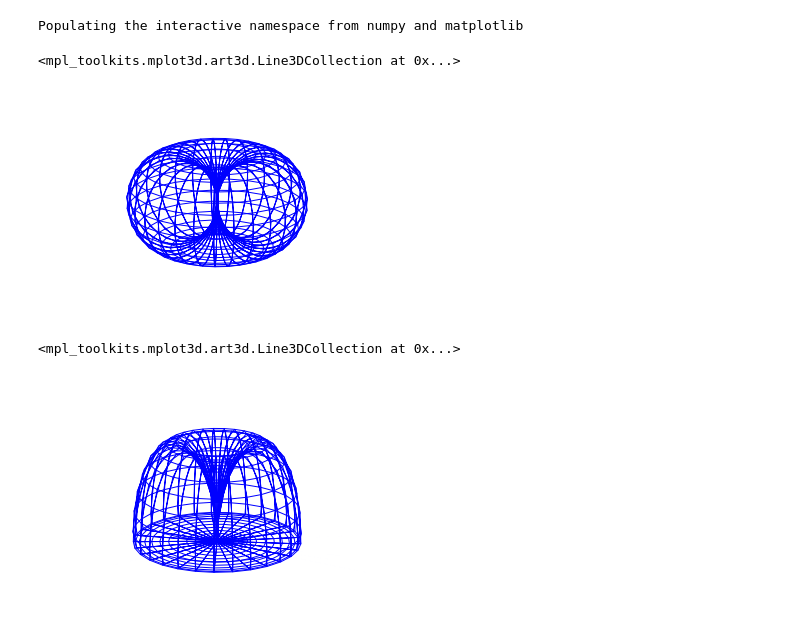
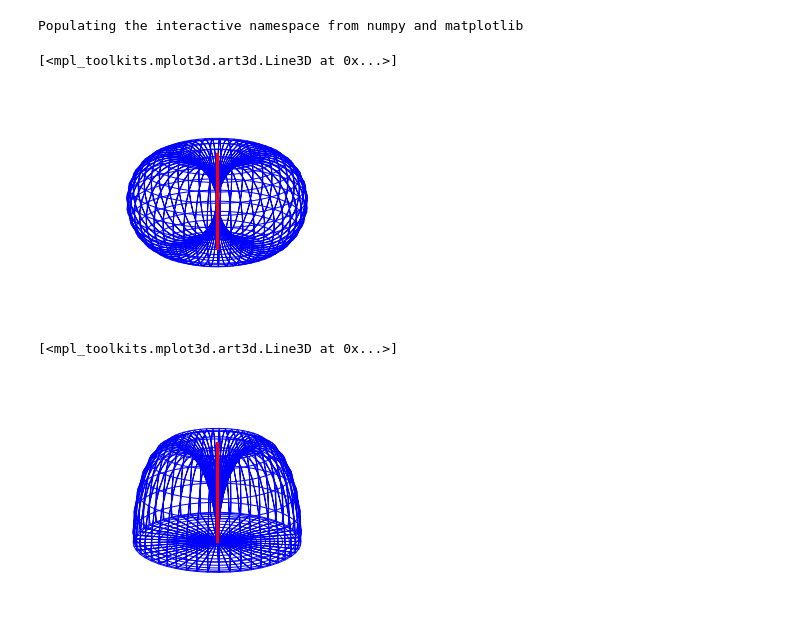
Before and after one commit to kastnerkyle/kastnerkyle.github.io-pelican, a Jupyter notebook: content/downloads/notebooks/ee_monopole_and_dipole_antennas_and_arrays.ipynb, the cells around one changed output. Saved outputs shown, nothing was run; the diff lists cells and outputs as text; code cells hidden in the pictures.

Commit message:
Better plots with antenna elements in them

```diff
--- a/content/downloads/notebooks/ee_monopole_and_dipole_antennas_and_arrays.ipynb
+++ b/content/downloads/notebooks/ee_monopole_and_dipole_antennas_and_arrays.ipynb
@@ -6,8 +6,10 @@ http://www.gecdahod.ac.in/Antenna_&_Wave_AHD_lab_manual.pdf
 http://www.mathworks.com/matlabcentral/newsreader/view_thread/250961
 # %%
 %pylab inline
-n_theta = 30;
-n_phi = 30;
+#Elevation points
+n_theta = 30
+#Azimuth points
+n_phi = 50
 theta = 2 * np.pi * np.linspace(0., 1., n_theta)
 phi = 2 * np.pi * np.linspace(0., 1., n_phi)
 [theta, phi] = np.meshgrid(theta, phi)
@@ -15,40 +17,45 @@ phi = 2 * np.pi * np.linspace(0., 1., n_phi)
 Populating the interactive namespace from numpy and matplotlib
 # %%
 #Halfwave Dipole
-B = 0.5;
-num = np.cos(np.pi * B * np.cos(theta)) - np.cos(np.pi * B);
-denom = np.sin(theta);
-resp = num/denom;
+antennaX = [0, 0]
+antennaY = [0, 0]
 
-X = resp * np.sin(theta) * np.cos(phi);
-Y = resp * np.sin(theta) * np.sin(phi);
-Z = resp * np.cos(theta);
+B = 0.5
+num = np.cos(np.pi * B * np.cos(theta)) - np.cos(np.pi * B)
+denom = np.sin(theta)
+resp = num / denom
+
+X = resp * np.sin(theta) * np.cos(phi)
+Y = resp * np.sin(theta) * np.sin(phi)
+Z = resp * np.cos(theta)
 
 fig = plt.figure()
 ax = fig.add_subplot(111, projection='3d')
 ax._axis3don = False
 ax.plot_wireframe(X, Y, Z)
+ax.plot(antennaX, antennaY, [np.nanmin(Z), np.nanmax(Z)], linewidth=3.0, color='red')
 # %% [output]
-<mpl_toolkits.mplot3d.art3d.Line3DCollection at 0x...>
+[<mpl_toolkits.mplot3d.art3d.Line3D at 0x...>]
-[figure, old version]
+[figure, new version]
 # %%
 #Quarterwave Monopole
-B = 0.25;
-num = np.cos(np.pi * B / 2. * np.cos(theta)) - np.cos(np.pi * B / 2.);
-denom = np.sin(theta);
-resp = num / denom;
+B = 0.25
+num = np.cos(np.pi * B / 2. * np.cos(theta)) - np.cos(np.pi * B / 2.)
+denom = np.sin(theta)
+resp = num / denom
 
-X = resp * np.sin(theta) * np.cos(phi);
-Y = resp * np.sin(theta) * np.sin(phi);
-Z = resp * np.cos(theta);
+X = resp * np.sin(theta) * np.cos(phi)
+Y = resp * np.sin(theta) * np.sin(phi)
+Z = resp * np.cos(theta)
 
 #Groundplane hack
 Z[np.where(Z < 0)] = 0.
 
 fig = plt.figure()
 ax = fig.add_subplot(111, projection='3d')
 ax._axis3don = False
 ax.plot_wireframe(X, Y, Z)
+ax.plot(antennaX, antennaY, [np.nanmin(Z), np.nanmax(Z)], linewidth=3.0, color='red')
 # %% [output]
-<mpl_toolkits.mplot3d.art3d.Line3DCollection at 0x...>
+[<mpl_toolkits.mplot3d.art3d.Line3D at 0x...>]
-[figure, old version]
+[figure, new version]
```
